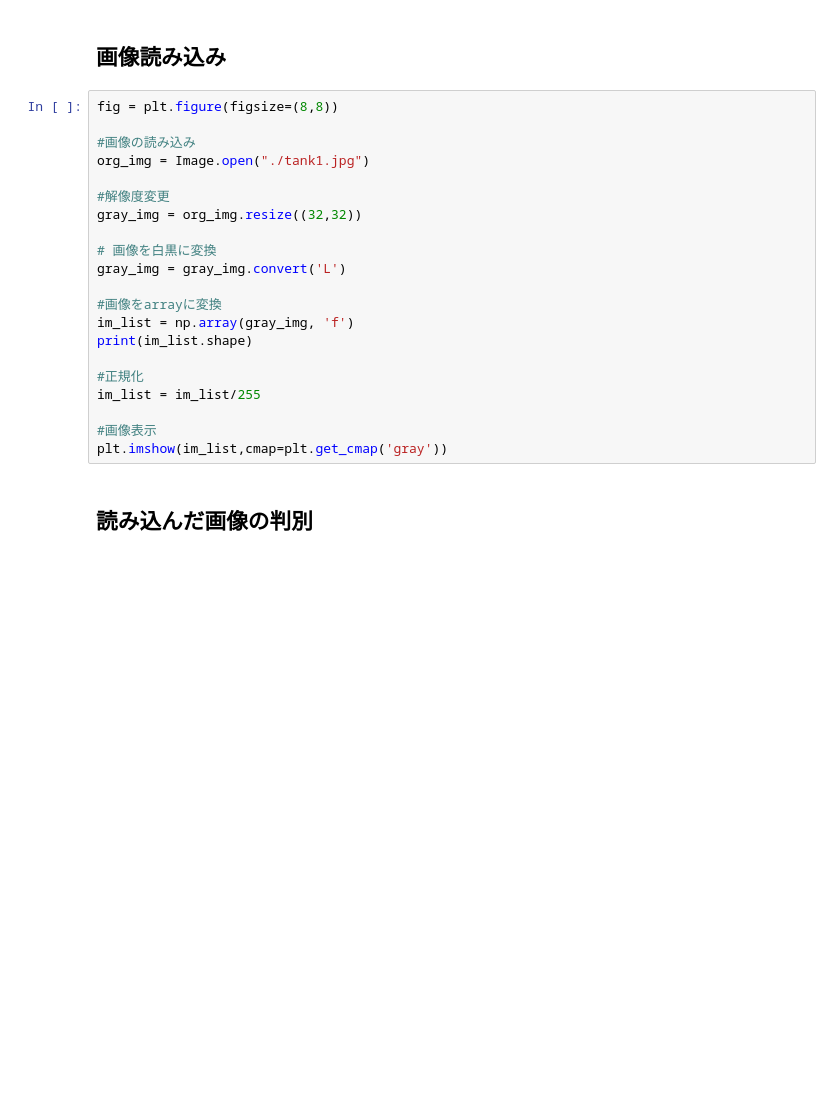
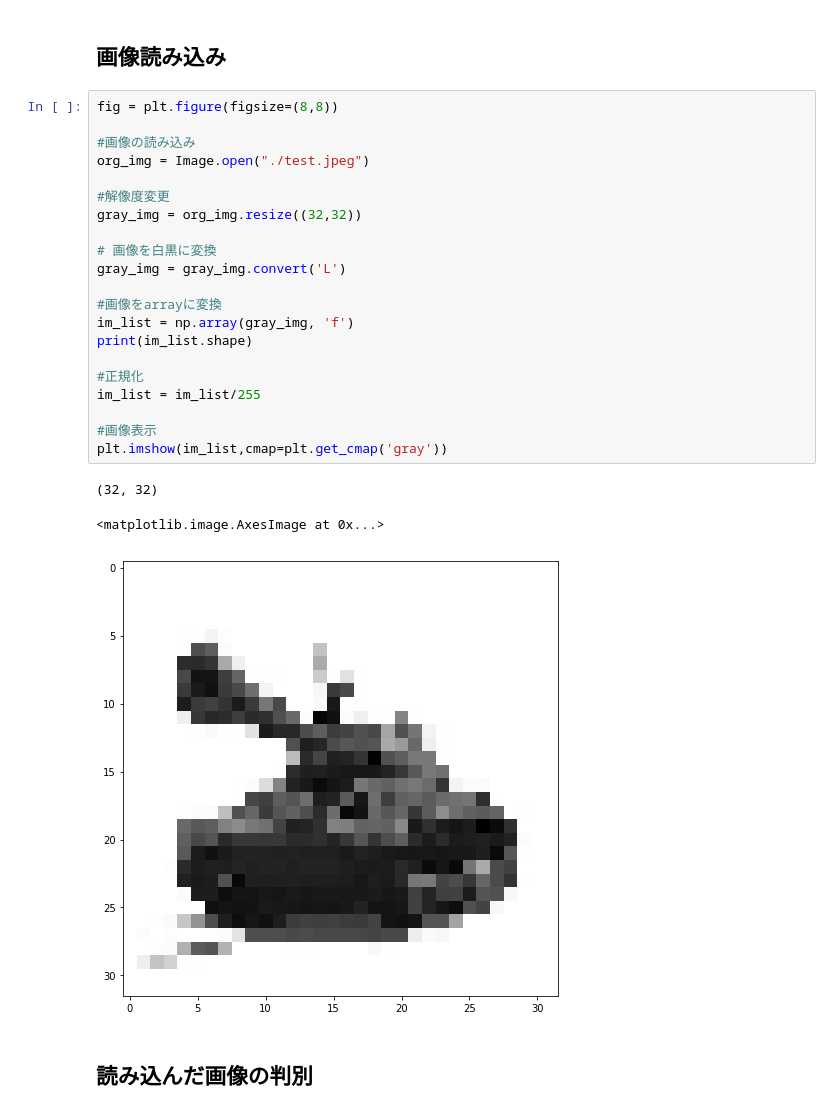
Before and after one commit to 0225kazuki/cnn_for_meetup, a Jupyter notebook: nn_cifar-gray.ipynb, the cells around one changed output. Saved outputs shown, nothing was run; the diff lists cells and outputs as text; blank space fills up the shorter version.

```diff
--- a/nn_cifar-gray.ipynb
+++ b/nn_cifar-gray.ipynb
@@ -148,24 +182,28 @@ model.save("cifar100_trained.h5")
 # %%
 fig = plt.figure(figsize=(8,8))
 
 #画像の読み込み
-org_img = Image.open("./tank1.jpg")
+org_img = Image.open("./test.jpeg")
 
 #解像度変更
 gray_img = org_img.resize((32,32))
 
 # 画像を白黒に変換
 gray_img = gray_img.convert('L')
 
 #画像をarrayに変換
 im_list = np.array(gray_img, 'f')
 print(im_list.shape)
 
 #正規化
 im_list = im_list/255
 
 #画像表示
 plt.imshow(im_list,cmap=plt.get_cmap('gray'))
+# %% [output]
+(32, 32)
+<matplotlib.image.AxesImage at 0x...>
+[figure, added]
 # %% [markdown]
 ## 読み込んだ画像の判別
 # %%
```
Also changed, not shown: parts of 7 cells of this notebook, 1 other file.
